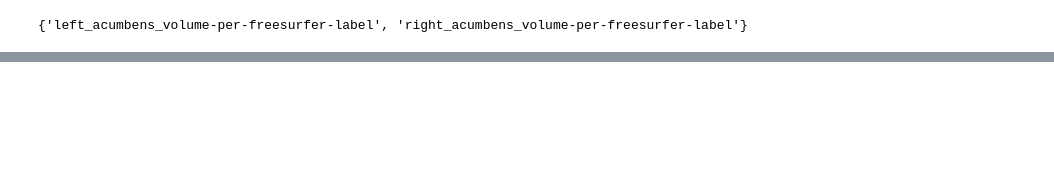
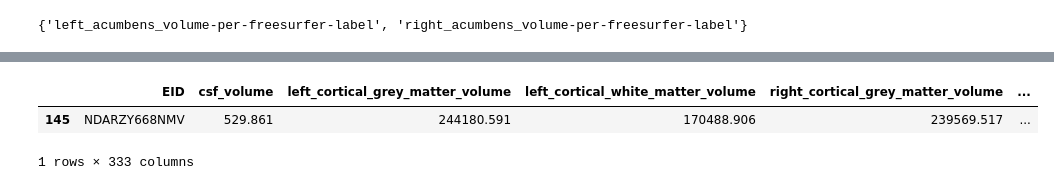
Before and after one commit to ChildMindInstitute/questionnaire-diagnosis, a Jupyter notebook: regions.ipynb, the cells around one changed output, grey strips where cells are left out. Drawn from its saved outputs; the diff is of its cells as text; code cells hidden in the pictures; blank space fills up the shorter version.

```diff
--- a/regions.ipynb
+++ b/regions.ipynb
@@ -437,0 +301,6 @@ qdf
+# %%
+mri_subset[mri_subset["EID"]=="NDARZY668NMV"]
+# %% [output]
+|  | EID | csf_volume | left_cortical_grey_matter_volume | left_cortical_white_matter_volume | right_cortical_grey_matter_volume | ... |
+| 145 | NDARZY668NMV | 529.861 | 244180.591 | 170488.906 | 239569.517 | ... |
+1 rows × 333 columns
```
Also changed, not shown: parts of 31 cells of this notebook.
